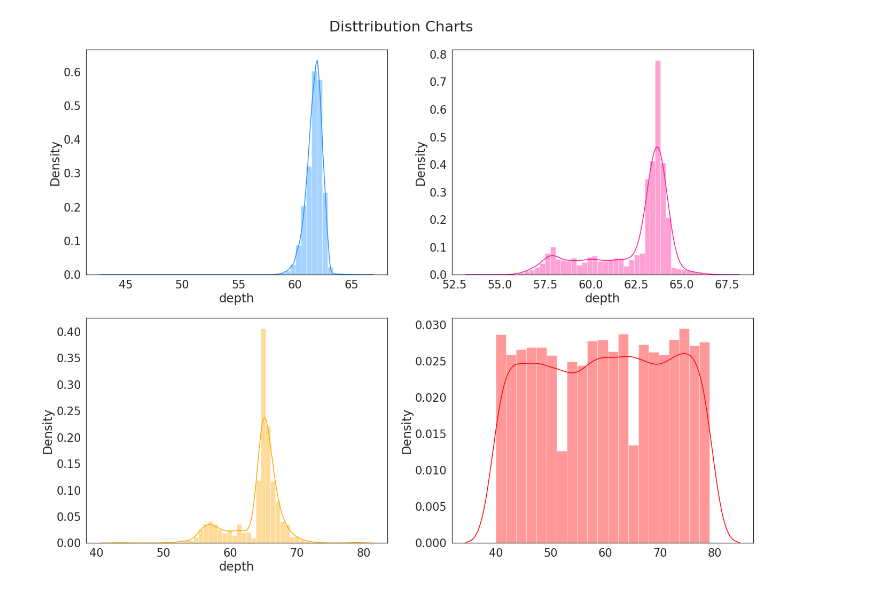
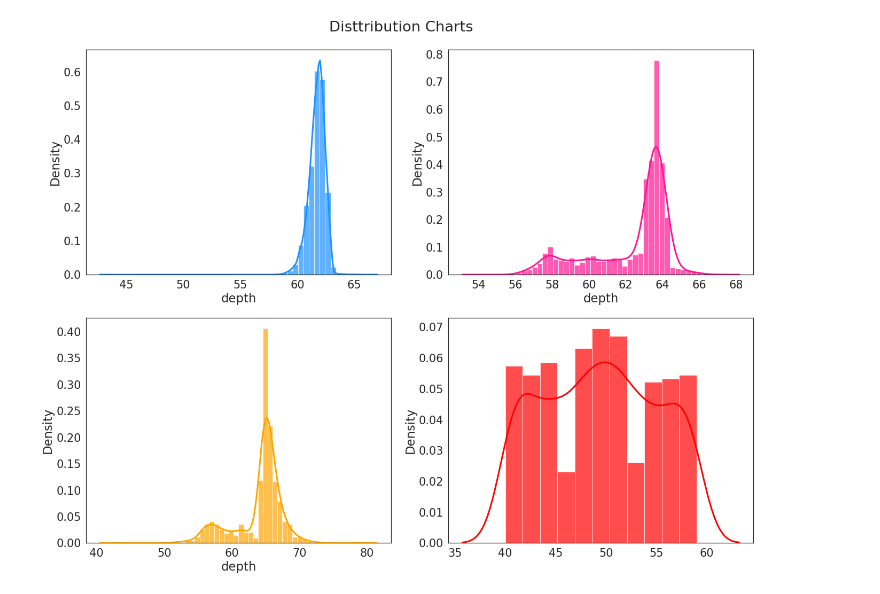
Before and after one commit to fatemehsrz/ToolKit_for_DataScience, a Jupyter notebook: multiple_distribution_charts.ipynb, the cells around one changed output. Saved outputs shown, nothing was run; the diff lists cells and outputs as text; code cells hidden in the pictures.

```diff
--- a/multiple_distribution_charts.ipynb
+++ b/multiple_distribution_charts.ipynb
@@ -1,32 +1,36 @@
 # %%
 import seaborn as sns
 import pandas as pd
 import matplotlib.pyplot as plt
 import numpy as np
 
 
 sns.set(font_scale=1.9)
 sns.set_style("white")
 
 # Import data
 df = pd.read_csv('https://raw.githubusercontent.com/selva86/datasets/master/diamonds.csv')
 x1 = df.loc[df.cut=='Ideal', 'depth']
 x2 = df.loc[df.cut=='Fair', 'depth']
 x3 = df.loc[df.cut=='Good', 'depth']
-x4 = [np.random.randint(40,80) for i in range(10000)]
+x4 = [np.random.randint(40,60) for i in range(1000)]
+
+kwargs = dict(hist_kws={'alpha':.8}, kde_kws={'linewidth':3})
 
 fig, axes = plt.subplots(2, 2, figsize=(19, 15))
 
 fig.suptitle('Disttribution Charts')
 
 
-sns.distplot(a=x1, ax=axes[0, 0], color="dodgerblue", label="Compact")
-sns.distplot(a=x3, ax=axes[0, 1], color="deeppink", label="minivan")
-sns.distplot(a=x2, ax=axes[1, 0], color="orange", label="SUV")
-sns.distplot(a=x4, ax=axes[1, 1], color="red", label="SUZ")
+sns.distplot(a=x1, ax=axes[0, 0], color="dodgerblue", label="Compact", **kwargs )
+sns.distplot(a=x3, ax=axes[0, 1], color="deeppink", label="minivan", **kwargs)
+sns.distplot(a=x2, ax=axes[1, 0], color="orange", label="SUV", **kwargs)
+sns.distplot(a=x4, ax=axes[1, 1], color="red", label="SUZ", **kwargs)
+
 
 fig.tight_layout()
 plt.savefig('distchart.png')
+
 plt.show()
 # %% [output]
-[figure, old version]
+[figure, new version]
```
Also changed, not shown: 3 other files.
